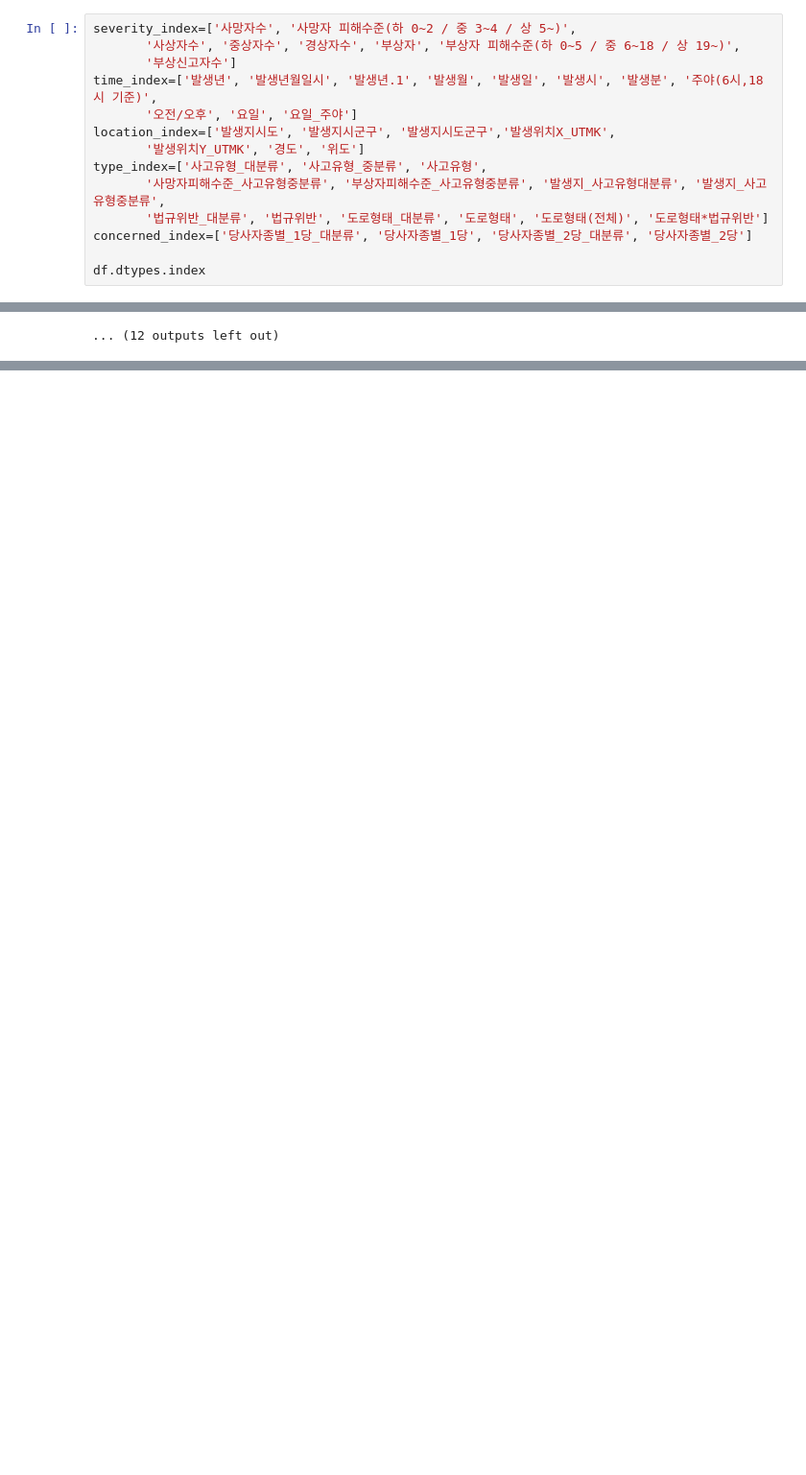
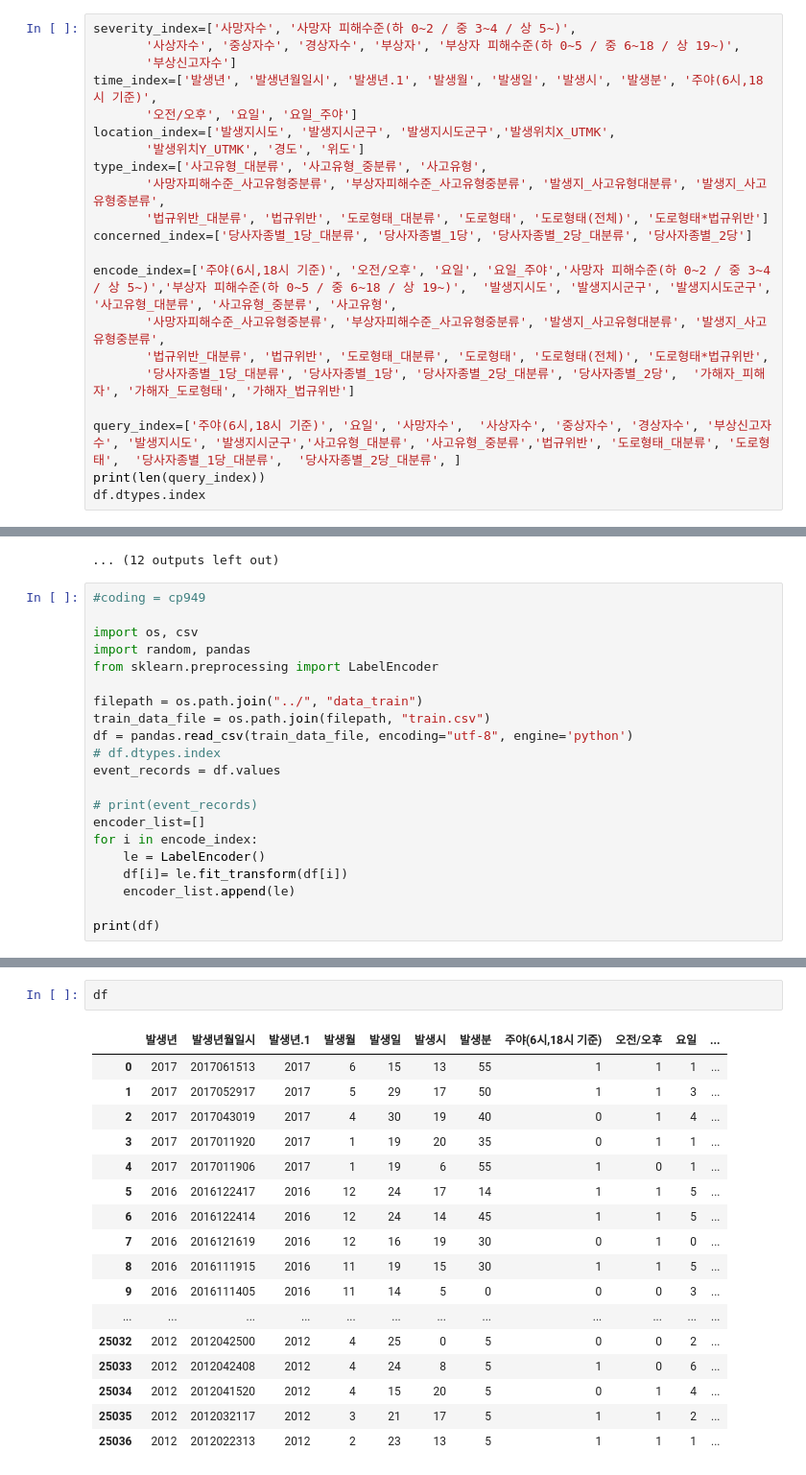
Before and after one commit to eric-yoo/sdc, a Jupyter notebook: jupyter/Untitled.ipynb, the cells around one changed output, grey strips where cells are left out. Shown at 96% size. Saved outputs shown, nothing was run; the diff lists cells and outputs as text; blank space fills up the shorter version.

```diff
--- a/jupyter/Untitled.ipynb
+++ b/jupyter/Untitled.ipynb
@@ -59,5 +59,12 @@ type_index=['사고유형_대분류', '사고유형_중분류', '사고유형',
        '법규위반_대분류', '법규위반', '도로형태_대분류', '도로형태', '도로형태(전체)', '도로형태*법규위반']
 concerned_index=['당사자종별_1당_대분류', '당사자종별_1당', '당사자종별_2당_대분류', '당사자종별_2당']
 
+encode_index=['주야(6시,18시 기준)', '오전/오후', '요일', '요일_주야','사망자 피해수준(하 0~2 / 중 3~4 / 상 5~)','부상자 피해수준(하 0~5 / 중 6~18 / 상 19~)',  '발생지시도', '발생지시군구', '발생지시도군구', '사고유형_대분류', '사고유형_중분류', '사고유형',
+       '사망자피해수준_사고유형중분류', '부상자피해수준_사고유형중분류', '발생지_사고유형대분류', '발생지_사고유형중분류',
+       '법규위반_대분류', '법규위반', '도로형태_대분류', '도로형태', '도로형태(전체)', '도로형태*법규위반',
+       '당사자종별_1당_대분류', '당사자종별_1당', '당사자종별_2당_대분류', '당사자종별_2당',  '가해자_피해자', '가해자_도로형태', '가해자_법규위반']
+
+query_index=['주야(6시,18시 기준)', '요일', '사망자수',  '사상자수', '중상자수', '경상자수', '부상신고자수', '발생지시도', '발생지시군구','사고유형_대분류', '사고유형_중분류','법규위반', '도로형태_대분류', '도로형태',  '당사자종별_1당_대분류',  '당사자종별_2당_대분류', ]
+print(len(query_index))
 df.dtypes.index
 # %% [output]
@@ -258,3 +266,24 @@ for i in ix:
 |  | 화_주간 | 127.769136 | 0.000000 | 2014.250000 | 2014.250000 | 2.014338e+09 | 37.500000 | 13.000000 | 8.750000 | 1.024740e+06 | ... |
 | 4 | 화_주간 | 127.325710 | 4.000000 | 2016.000000 | 2016.000000 | 2.016033e+09 | 44.000000 | 9.000000 | 3.000000 | 9.842110e+05 | ... |
 ... (12 outputs left out)
+# %%
+#coding = cp949
+
+import os, csv
+import random, pandas
+from sklearn.preprocessing import LabelEncoder
+
+filepath = os.path.join("../", "data_train")
+train_data_file = os.path.join(filepath, "train.csv")
+df = pandas.read_csv(train_data_file, encoding="utf-8", engine='python')
+# df.dtypes.index
+event_records = df.values
+
+# print(event_records)
+encoder_list=[]
+for i in encode_index:
+    le = LabelEncoder()
+    df[i]= le.fit_transform(df[i])
+    encoder_list.append(le)
+
+print(df)
@@ -260,0 +324,20 @@ for i in ix:
+# %%
+df
+# %% [output]
+|  | 발생년 | 발생년월일시 | 발생년.1 | 발생월 | 발생일 | 발생시 | 발생분 | 주야(6시,18시 기준) | 오전/오후 | 요일 | ... |
+| 0 | 2017 | 2017061513 | 2017 | 6 | 15 | 13 | 55 | 1 | 1 | 1 | ... |
+| 1 | 2017 | 2017052917 | 2017 | 5 | 29 | 17 | 50 | 1 | 1 | 3 | ... |
+| 2 | 2017 | 2017043019 | 2017 | 4 | 30 | 19 | 40 | 0 | 1 | 4 | ... |
+| 3 | 2017 | 2017011920 | 2017 | 1 | 19 | 20 | 35 | 0 | 1 | 1 | ... |
+| 4 | 2017 | 2017011906 | 2017 | 1 | 19 | 6 | 55 | 1 | 0 | 1 | ... |
+| 5 | 2016 | 2016122417 | 2016 | 12 | 24 | 17 | 14 | 1 | 1 | 5 | ... |
+| 6 | 2016 | 2016122414 | 2016 | 12 | 24 | 14 | 45 | 1 | 1 | 5 | ... |
+| 7 | 2016 | 2016121619 | 2016 | 12 | 16 | 19 | 30 | 0 | 1 | 0 | ... |
+| 8 | 2016 | 2016111915 | 2016 | 11 | 19 | 15 | 30 | 1 | 1 | 5 | ... |
+| 9 | 2016 | 2016111405 | 2016 | 11 | 14 | 5 | 0 | 0 | 0 | 3 | ... |
+| ... | ... | ... | ... | ... | ... | ... | ... | ... | ... | ... | ... |
+| 25032 | 2012 | 2012042500 | 2012 | 4 | 25 | 0 | 5 | 0 | 0 | 2 | ... |
+| 25033 | 2012 | 2012042408 | 2012 | 4 | 24 | 8 | 5 | 1 | 0 | 6 | ... |
+| 25034 | 2012 | 2012041520 | 2012 | 4 | 15 | 20 | 5 | 0 | 1 | 4 | ... |
+| 25035 | 2012 | 2012032117 | 2012 | 3 | 21 | 17 | 5 | 1 | 1 | 2 | ... |
+| 25036 | 2012 | 2012022313 | 2012 | 2 | 23 | 13 | 5 | 1 | 1 | 1 | ... |
```
Also changed, not shown: parts of 6 cells of this notebook, 4 other files.
